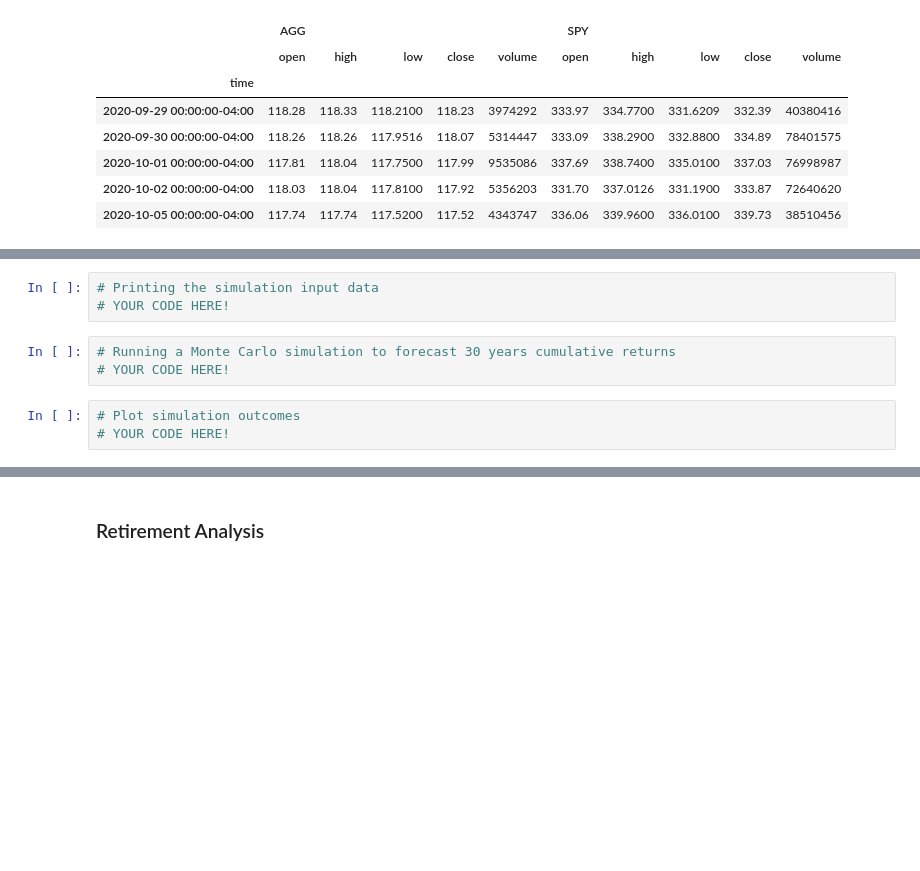
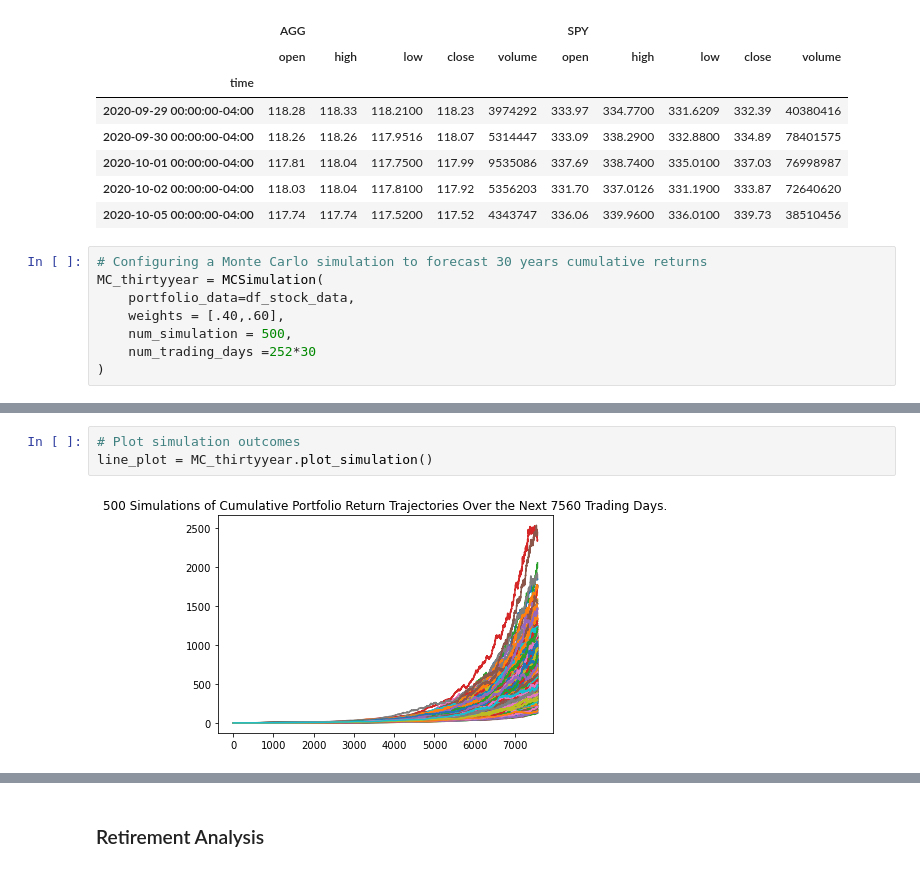
Before and after one commit to fllamas360/API-work, a Jupyter notebook: API_HWK.ipynb, the cells around one changed output, grey strips where cells are left out. Drawn from its saved outputs; the diff is of its cells as text; blank space fills up the shorter version.

```diff
--- a/API_HWK.ipynb
+++ b/API_HWK.ipynb
@@ -172,3 +172,11 @@ df_stock_data.head()
 | 2020-10-01 00:00:00-04:00 | 117.81 | 118.04 | 117.7500 | 117.99 | 9535086 | 337.69 | 338.7400 | 335.0100 | 337.03 | 76998987 |
 | 2020-10-02 00:00:00-04:00 | 118.03 | 118.04 | 117.8100 | 117.92 | 5356203 | 331.70 | 337.0126 | 331.1900 | 333.87 | 72640620 |
 | 2020-10-05 00:00:00-04:00 | 117.74 | 117.74 | 117.5200 | 117.52 | 4343747 | 336.06 | 339.9600 | 336.0100 | 339.73 | 38510456 |
+# %%
+# Configuring a Monte Carlo simulation to forecast 30 years cumulative returns
+MC_thirtyyear = MCSimulation(
+    portfolio_data=df_stock_data,
+    weights = [.40,.60],
+    num_simulation = 500,
+    num_trading_days =252*30
+)
@@ -179,11 +229,7 @@ MC_thirtyyear = MCSimulation(
-# %%
-# Printing the simulation input data
-# YOUR CODE HERE!
-# %%
-# Running a Monte Carlo simulation to forecast 30 years cumulative returns
-# YOUR CODE HERE!
 # %%
 # Plot simulation outcomes
-# YOUR CODE HERE!
+line_plot = MC_thirtyyear.plot_simulation()
+# %% [output]
+[figure, added]
 # %%
 # Plot probability distribution and confidence intervals
```
Also changed, not shown: parts of 7 cells of this notebook.
